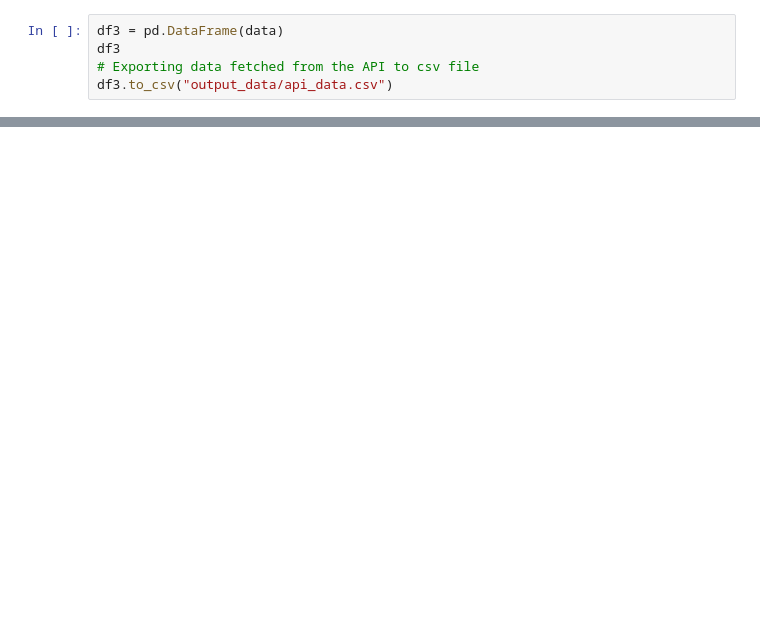
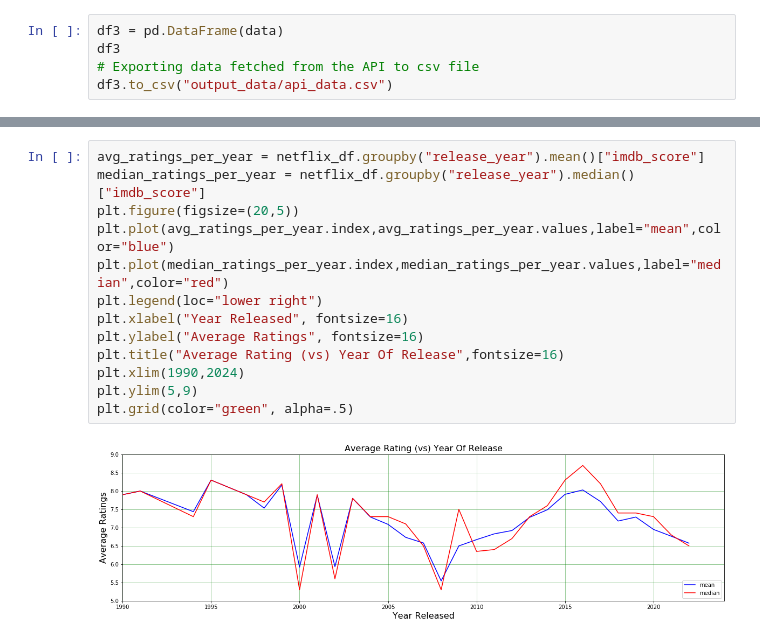
Before and after one commit to EdithLotterman/Project-1-Team-8, a Jupyter notebook: netflix_project.ipynb, the cells around one changed output, grey strips where cells are left out. Drawn from its saved outputs; the diff is of its cells as text; blank space fills up the shorter version.

```diff
--- a/netflix_project.ipynb
+++ b/netflix_project.ipynb
@@ -184,0 +126,15 @@ dtype: int64
+# %%
+avg_ratings_per_year = netflix_df.groupby("release_year").mean()["imdb_score"]
+median_ratings_per_year = netflix_df.groupby("release_year").median()["imdb_score"]
+plt.figure(figsize=(20,5))
+plt.plot(avg_ratings_per_year.index,avg_ratings_per_year.values,label="mean",color="blue")
+plt.plot(median_ratings_per_year.index,median_ratings_per_year.values,label="median",color="red")
+plt.legend(loc="lower right")
+plt.xlabel("Year Released", fontsize=16)
+plt.ylabel("Average Ratings", fontsize=16)
+plt.title("Average Rating (vs) Year Of Release",fontsize=16)
+plt.xlim(1990,2024)
+plt.ylim(5,9)
+plt.grid(color="green", alpha=.5)
+# %% [output]
+[figure, added]
```
Also changed, not shown: parts of 9 cells of this notebook, 2 other files.
